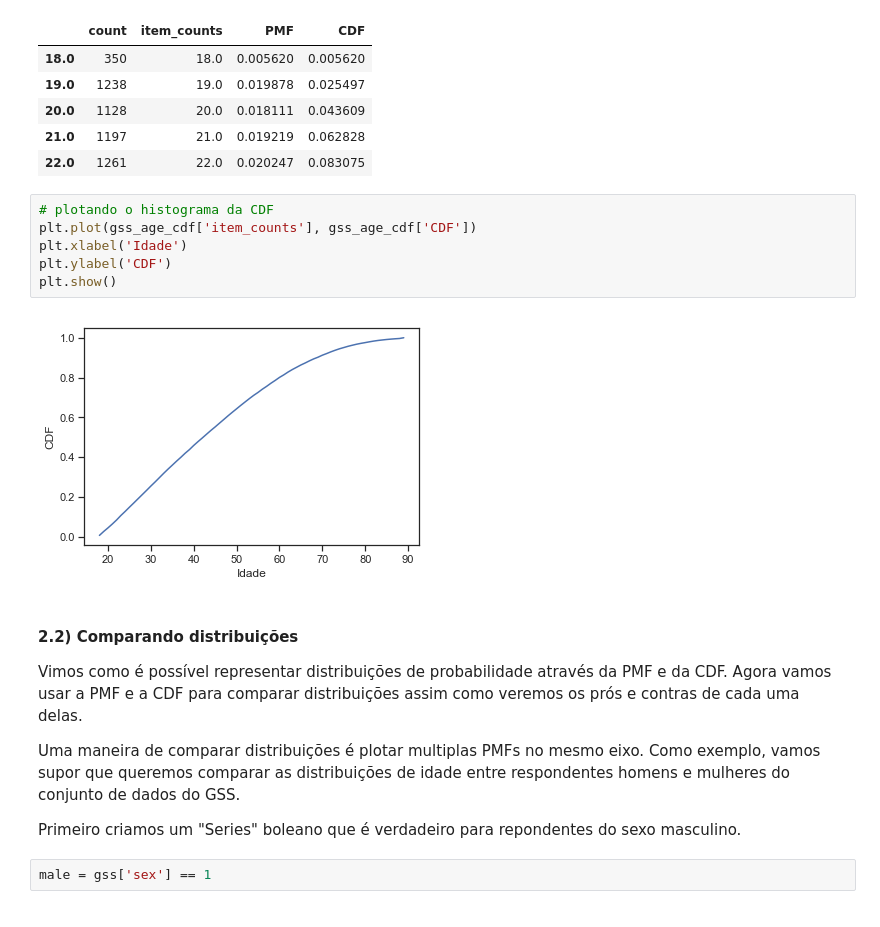
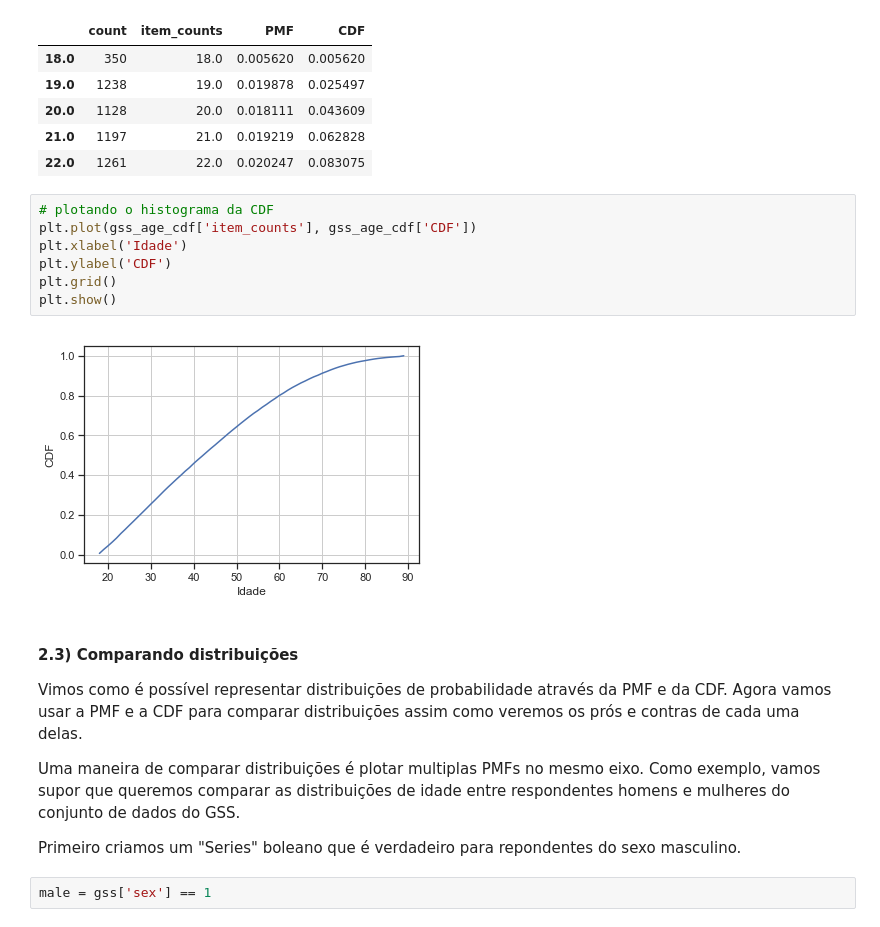
Before and after one commit to plbalmeida/aed-Py, a Jupyter notebook: aed-Py.ipynb, the cells around one changed output. Cells and saved outputs as stored; diff of their text form.

```diff
--- a/aed-Py.ipynb
+++ b/aed-Py.ipynb
@@ -396,13 +400,14 @@ gss_age_cdf.head()
 # %%
 # plotando o histograma da CDF
 plt.plot(gss_age_cdf['item_counts'], gss_age_cdf['CDF'])
 plt.xlabel('Idade')
 plt.ylabel('CDF')
+plt.grid()
 plt.show()
 # %% [output]
-[figure, old version]
+[figure, new version]
 # %% [markdown]
-#### 2.2) Comparando distribuições
+#### 2.3) Comparando distribuições
 
 Vimos como é possível representar distribuições de probabilidade através da PMF e da CDF. Agora vamos usar a PMF e a CDF para comparar distribuições assim como veremos os prós e contras de cada uma delas.
 
```
Also changed, not shown: parts of 35 cells of this notebook, 1 other file.
